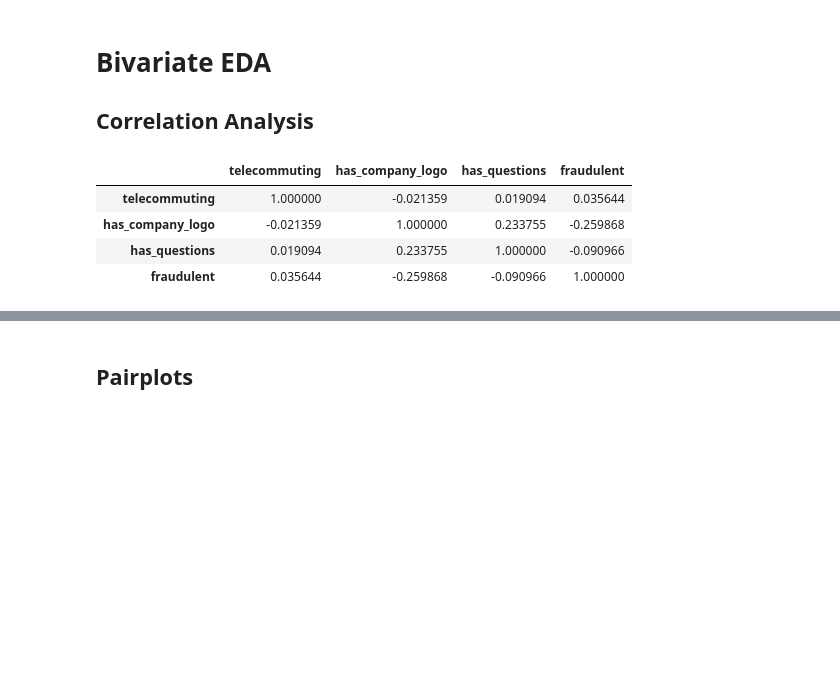
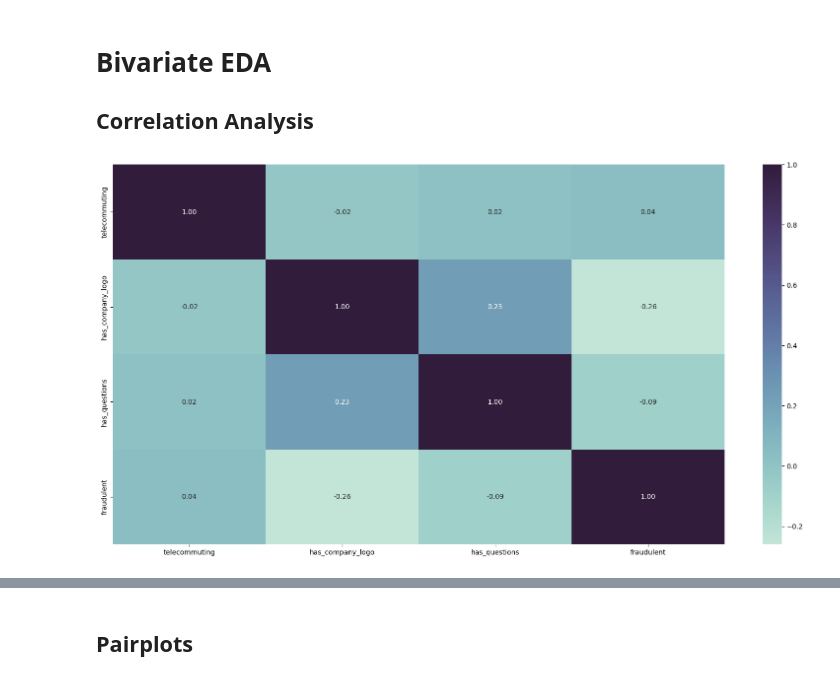
Before and after one commit to ADS-599-Team-2-Capstone/ADS-599-Capstone, a Jupyter notebook: Code Library Folder/ADS-599_Team-2_Data-Exploration-ZAF.ipynb, the cells around one changed output, grey strips where cells are left out. Saved outputs shown, nothing was run; the diff lists cells and outputs as text; code cells hidden in the pictures; blank space fills up the shorter version.

```diff
--- a/Code Library Folder/ADS-599_Team-2_Data-Exploration-ZAF.ipynb
+++ b/Code Library Folder/ADS-599_Team-2_Data-Exploration-ZAF.ipynb
@@ -473,18 +473,14 @@ From these statistics we observe that:
 # Bivariate EDA
 ## Correlation Analysis
 # %%
-# Pearson Correlation Table
+#Correlation Plot
 """
 Pearson r correlation is the most widely used correlation statistic
 to measure the degree of the relationship between linearly related variables.
 """
-cm = sns.light_palette("green", as_cmap=True)
+plt.subplots(figsize=(20,10))
+cm = sns.cubehelix_palette(start=.5, rot=-.5, as_cmap=True)
 df = dd_raw_df[list(dd_raw_df.select_dtypes(['float64','int64']).columns)]
-
-df.corr(method='pearson').style.background_gradient(cmap=cm)
+sns.heatmap(df.corr(method='pearson'), annot = True, fmt = ".2f", cmap = cm);
 # %% [output]
-|  | telecommuting | has_company_logo | has_questions | fraudulent |
-| telecommuting | 1.000000 | -0.021359 | 0.019094 | 0.035644 |
-| has_company_logo | -0.021359 | 1.000000 | 0.233755 | -0.259868 |
-| has_questions | 0.019094 | 0.233755 | 1.000000 | -0.090966 |
-| fraudulent | 0.035644 | -0.259868 | -0.090966 | 1.000000 |
+[figure, added]
```
Also changed, not shown: parts of 1 cell of this notebook.
